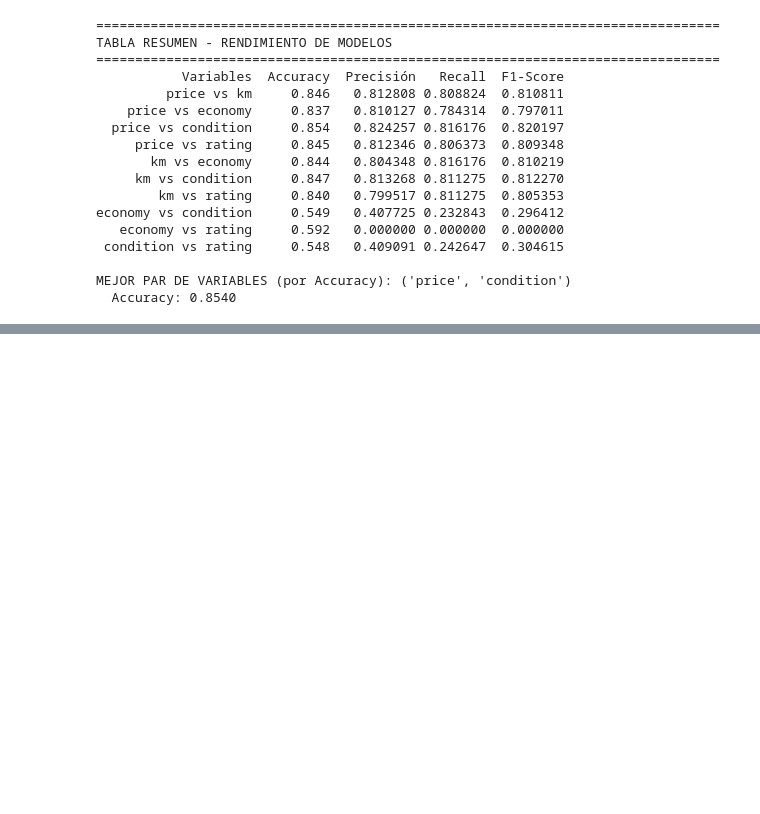
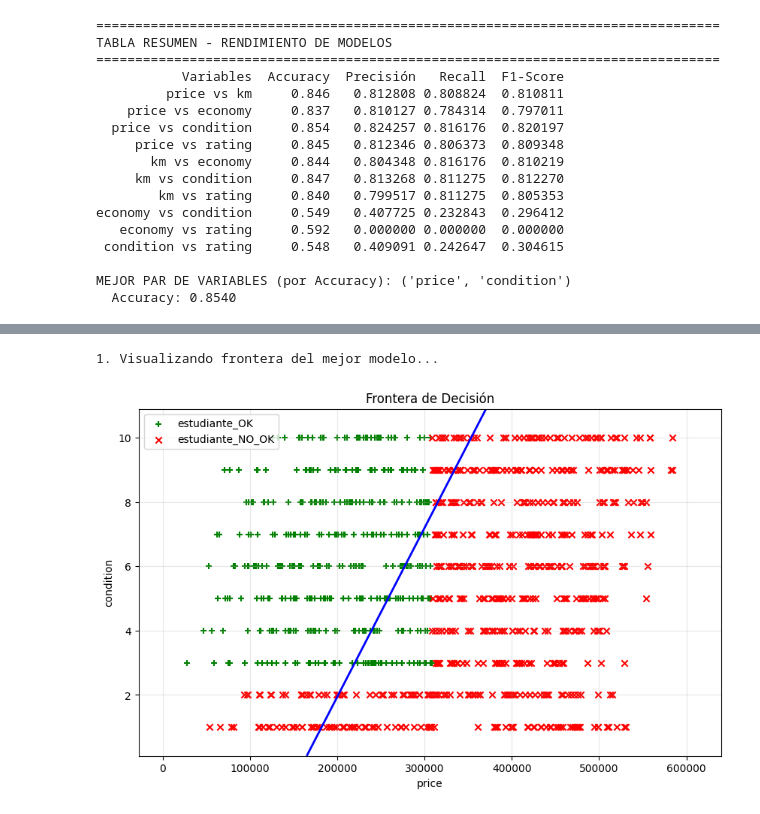
Before and after one commit to IA-devs-UPO/Trabajo1_IA, a Jupyter notebook: RegresionLogistica Mod5/regresion_logistica_modificacion5.ipynb, the cells around one changed output, grey strips where cells are left out. Drawn from its saved outputs; the diff is of its cells as text; code cells hidden in the pictures; blank space fills up the shorter version.

```diff
--- a/RegresionLogistica Mod5/regresion_logistica_modificacion5.ipynb
+++ b/RegresionLogistica Mod5/regresion_logistica_modificacion5.ipynb
@@ -136,7 +265,7 @@ def gradientFunction(theta, X, y):
 # %%
 n_param = X.shape[1]
 theta_ini = np.zeros(n_param) #vector 1D
-y_vec = y.to_numpy().flatten() #m
+y_vec = y_full.to_numpy().flatten() #m
 
 print("\nCoste inicial con theta (0): ", costFunction(theta_ini, X, y_vec))
 print("Gradiente inicial: \n", gradientFunction(theta_ini, X, y_vec))
@@ -1565,0 +830,60 @@ El modelo es **eficiente** y **fácilmente interpretable** para esta tarea
+# %%
+# 1. Visualizar la frontera de decisión para el mejor par de variables
+def visualizar_frontera(theta, X_raw, y, var1, var2, media, desv, titulo="Frontera de Decisión"):
+    # Crear malla
+    x1_min, x1_max = X_raw[var1].min(), X_raw[var1].max()
+    x2_min, x2_max = X_raw[var2].min(), X_raw[var2].max()
+
+    # Margen
+    x1_range = x1_max - x1_min
+    x2_range = x2_max - x2_min
+    x1_min -= 0.1 * x1_range
+    x1_max += 0.1 * x1_range
+    x2_min -= 0.1 * x2_range
+    x2_max += 0.1 * x2_range
+
+    xx1, xx2 = np.meshgrid(np.linspace(x1_min, x1_max, 100),
+                           np.linspace(x2_min, x2_max, 100))
+
+    # Aplanar y normalizar
+    grid_flat = np.c_[xx1.ravel(), xx2.ravel()]
+
+    # Normalizar usando media y desv del modelo entrenado
+    # Asumimos que media y desv son Series con índices correspondientes a las variables
+    grid_norm = np.zeros_like(grid_flat)
+    grid_norm[:, 0] = (grid_flat[:, 0] - media[var1]) / desv[var1]
+    grid_norm[:, 1] = (grid_flat[:, 1] - media[var2]) / desv[var2]
+
+    # Añadir bias
+    grid_model = np.c_[np.ones(grid_norm.shape[0]), grid_norm]
+
+    # Predecir
+    z = grid_model.dot(theta)
+    h = sigmoid(z)
+    h = h.reshape(xx1.shape)
+
+    # Plot
+    plt.figure(figsize=(10, 6))
+
+    # Puntos
+    pos = y.flatten() == 1
+    neg = y.flatten() == 0
+
+    plt.scatter(X_raw.loc[pos, var1], X_raw.loc[pos, var2], c='g', marker='+', label='estudiante_OK')
+    plt.scatter(X_raw.loc[neg, var1], X_raw.loc[neg, var2], c='r', marker='x', label='estudiante_NO_OK')
+
+    # Frontera
+    plt.contour(xx1, xx2, h, levels=[0.5], colors='blue', linewidths=2)
+
+    plt.xlabel(var1)
+    plt.ylabel(var2)
+    plt.title(titulo)
+    plt.legend()
+    plt.grid(True, alpha=0.3)
+    plt.show()
+
+print("1. Visualizando frontera del mejor modelo...")
+visualizar_frontera(mejor_theta, X_mejor_raw, y_full.to_numpy(), var1_best, var2_best, mejor_media, mejor_desv)
+# %% [output]
+1. Visualizando frontera del mejor modelo...
+[figure, added]
```
Also changed, not shown: parts of 59 cells of this notebook, 2 other files.
